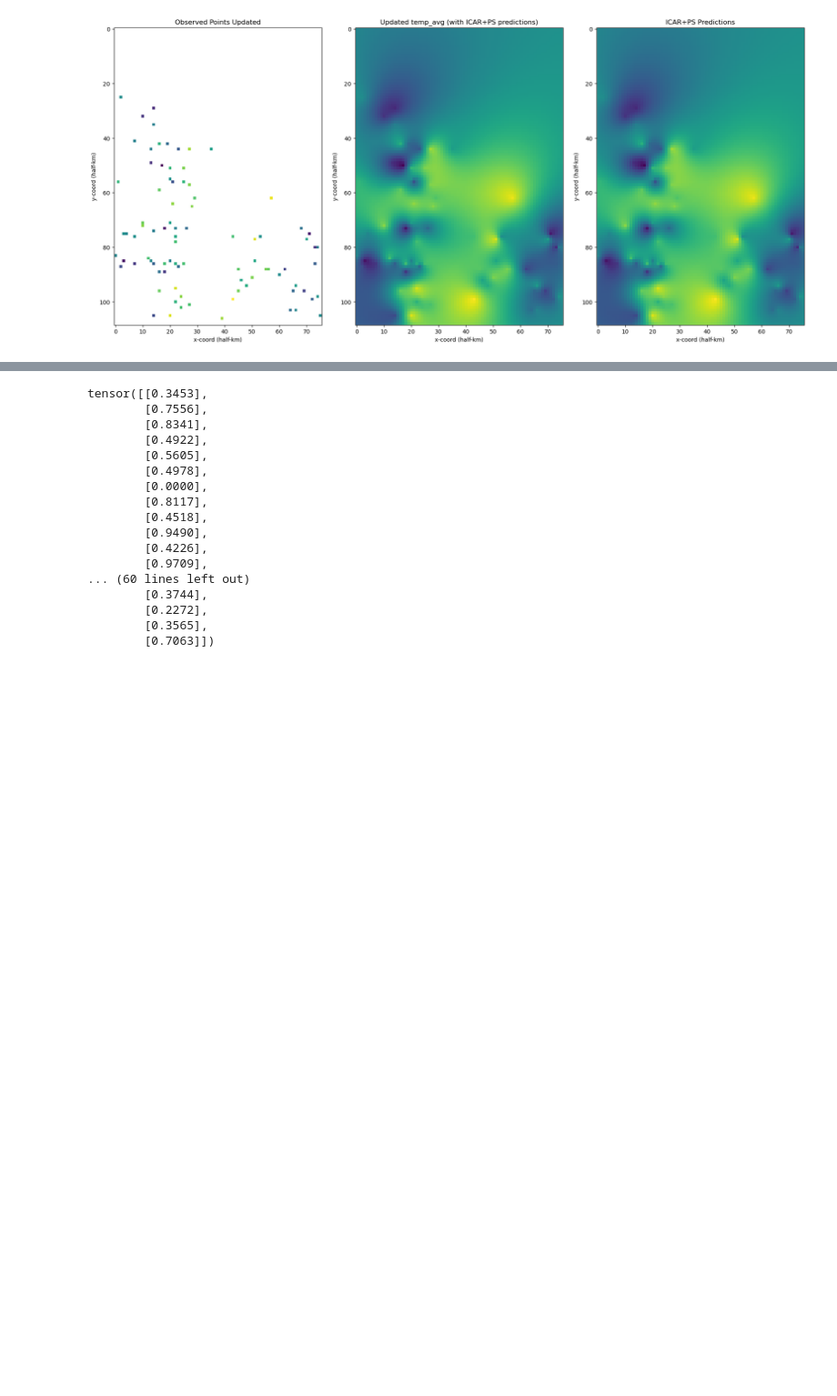
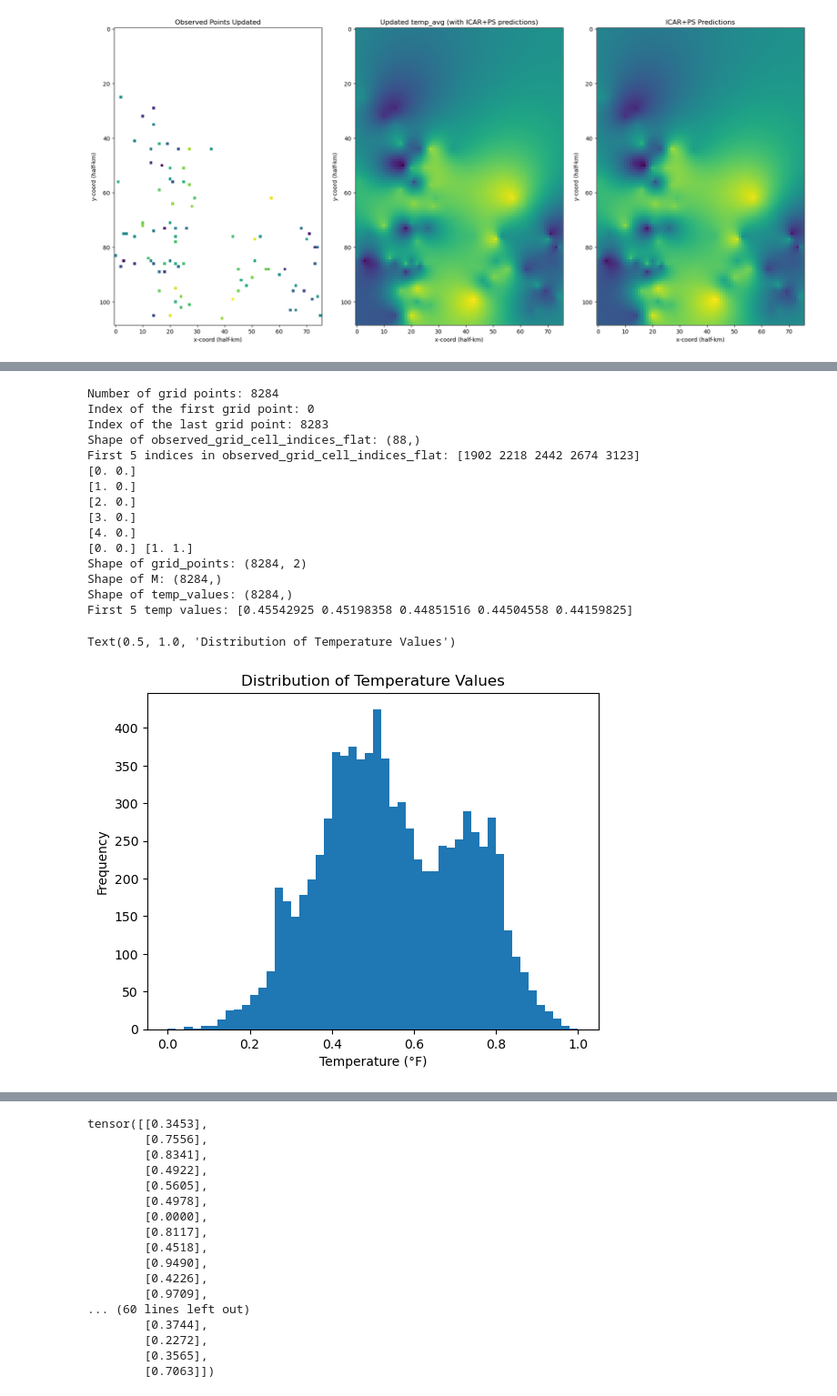
Before and after one commit to elliekkim/deep_ps, a Jupyter notebook: ps_on_durham/dk_ps_durham.ipynb, the cells around one changed output, grey strips where cells are left out. Shown: that part at 91% size. Drawn from its saved outputs; the diff is of its cells as text; code cells hidden in the pictures; blank space fills up the shorter version.

```diff
--- a/ps_on_durham/dk_ps_durham.ipynb
+++ b/ps_on_durham/dk_ps_durham.ipynb
@@ -188,0 +243,68 @@ Total number of grid cells: 8284
+# %%
+# create a dictionary for the gridpoint indices (assign an idx from 0 to 8283 for each gridpoint coord):
+grid_point_idx_dict = {pt: idx for idx, pt in enumerate(grid_points_tuples)}
+print(f"Number of grid points: {len(grid_point_idx_dict)}")
+print(f"Index of the first grid point: {grid_point_idx_dict[grid_points_tuples[0]]}")
+print(f"Index of the last grid point: {grid_point_idx_dict[grid_points_tuples[-1]]}")
+
+# now make flattened version of observed_grid_cell_indices:
+observed_grid_cell_indices_flat = []
+for pt in observed_grid_cell_indices:
+    observed_grid_cell_indices_flat.append(grid_point_idx_dict[pt])
+observed_grid_cell_indices_flat = np.array(observed_grid_cell_indices_flat)
+print(f"Shape of observed_grid_cell_indices_flat: {observed_grid_cell_indices_flat.shape}")
+print(f"First 5 indices in observed_grid_cell_indices_flat: {observed_grid_cell_indices_flat[:5]}")
+
+# Define the grid dimensions based on the 109x76 grid
+cells_y, cells_x = 109, 76
+
+# Create the grid points by meshing x and y coordinates
+x = np.linspace(0, cells_x - 1, cells_x)  # Range for x-coordinates (0 to 75)
+y = np.linspace(0, cells_y - 1, cells_y)  # Range for y-coordinates (0 to 108)
+Y, X = np.meshgrid(y, x)  # Generate 2D meshgrid
+
+# Flatten the 2D arrays of X and Y into 1D arrays and stack them
+grid_points = np.vstack([Y.ravel(), X.ravel()]).T  # Shape will be (8284, 2)
+for i in range(5):
+    print(grid_points[i])
+
+# Normalize grid points
+grid_points = (grid_points - grid_points.min(axis=0)) / (grid_points.max(axis=0) - grid_points.min(axis=0))
+print(grid_points.min(axis=0), grid_points.max(axis=0))
+
+# Initialize the M array (indicator for observed/unobserved)
+M = np.zeros(len(grid_points))  # Initially, all points are unobserved (0)
+M[observed_grid_cell_indices_flat] = 1  # Set observed points to 1
+
+print(f"Shape of grid_points: {grid_points.shape}")
+print(f"Shape of M: {M.shape}")
+
+# Now grid_points is (8284, 2) and M is (8284,)
+
+# print out temp_values:
+print(f"Shape of temp_values: {temp_values.shape}")
+print(f"First 5 temp values: {temp_values[:5]}")
+
+# plot histogram of distribution of temp_values:
+plt.hist(temp_values, bins=50)
+plt.xlabel('Temperature (°F)')
+plt.ylabel('Frequency')
+plt.title('Distribution of Temperature Values')
+# %% [output]
+Number of grid points: 8284
+Index of the first grid point: 0
+Index of the last grid point: 8283
+Shape of observed_grid_cell_indices_flat: (88,)
+First 5 indices in observed_grid_cell_indices_flat: [1902 2218 2442 2674 3123]
+[0. 0.]
+[1. 0.]
+[2. 0.]
+[3. 0.]
+[4. 0.]
+[0. 0.] [1. 1.]
+Shape of grid_points: (8284, 2)
+Shape of M: (8284,)
+Shape of temp_values: (8284,)
+First 5 temp values: [0.45542925 0.45198358 0.44851516 0.44504558 0.44159825]
+Text(0.5, 1.0, 'Distribution of Temperature Values')
+[figure, added]
```
Also changed, not shown: parts of 15 cells of this notebook, 1 other file.
